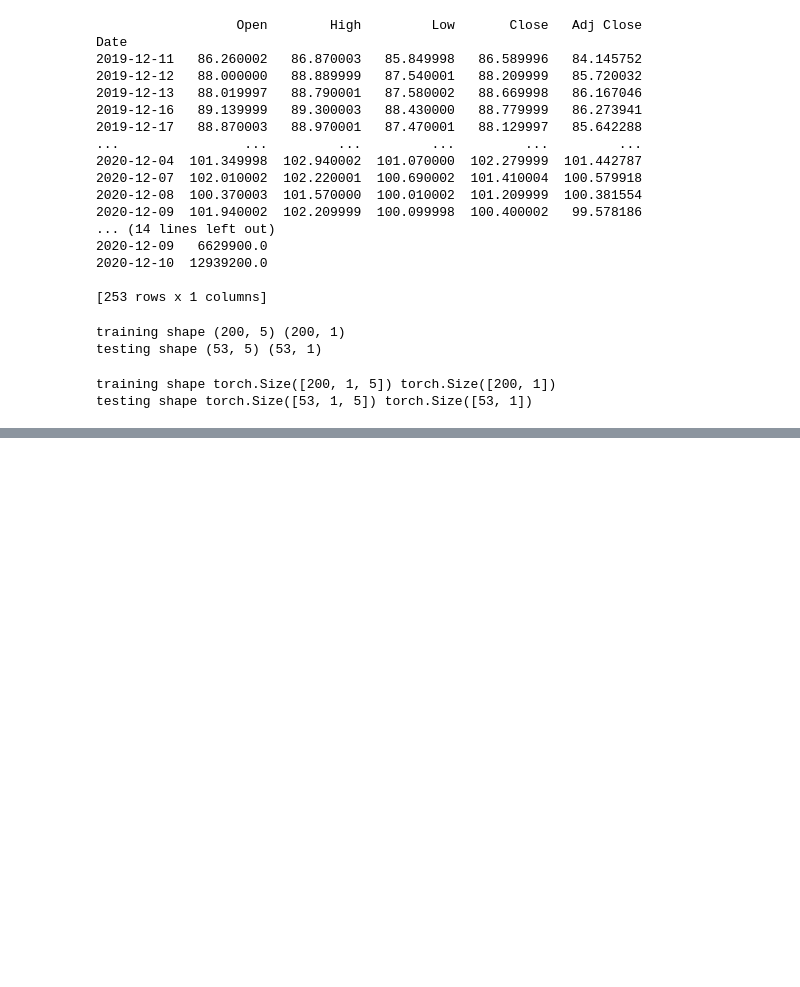
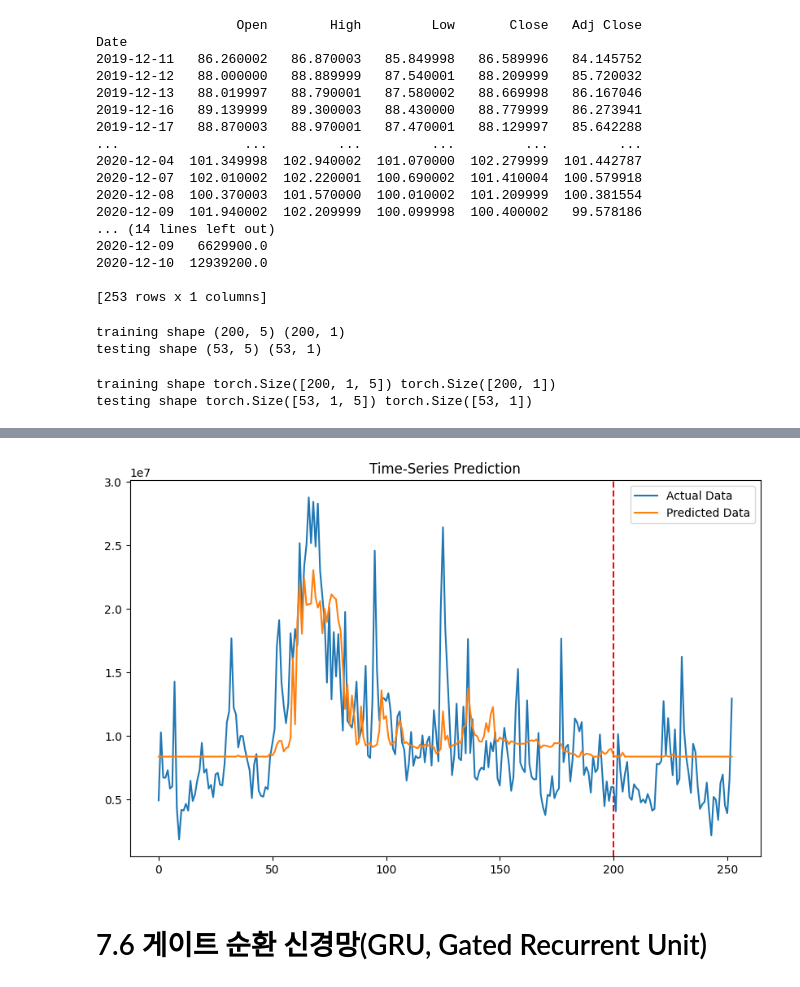
Before and after one commit to squiller1/Deeplearning_study, a Jupyter notebook: Pytorch/Pytorch_7.ipynb, the cells around one changed output, grey strips where cells are left out. Drawn from its saved outputs; the diff is of its cells as text; code cells hidden in the pictures; blank space fills up the shorter version.

```diff
--- a/Pytorch/Pytorch_7.ipynb
+++ b/Pytorch/Pytorch_7.ipynb
@@ -603,7 +569,20 @@ df_x_ss = torch.reshape(df_x_ss, (df_x_ss.shape[0], 1, df_x_ss.shape[1])) #데
 # %%
 #모델 예측 결과 그래프로 출력
 train_predict = model(df_x_ss) #훈련 데이터셋 적용하여 모델 훈련
 predicted = train_predict.data.numpy()
+label_y = df_y_ms.data.numpy()
 
-predicted = ms.inverse_transform(predicted)
-label_y
+predicted = ms.inverse_transform(predicted) #정규화 해제 -> 그래프 본래 값 출력
+label_y = ms.inverse_transform(label_y)
+plt.figure(figsize=(10,6))
+plt.axvline(x=200, c='r', linestyle='--')
+
+plt.plot(label_y, label='Actual Data')
+plt.plot(predicted, label='Predicted Data')
+plt.title('Time-Series Prediction')
+plt.legend()
+plt.show()
+# %% [output]
+[figure, added]
+# %% [markdown]
+# 7.6 게이트 순환 신경망(GRU, Gated Recurrent Unit)
```
Also changed, not shown: parts of 8 cells of this notebook.
